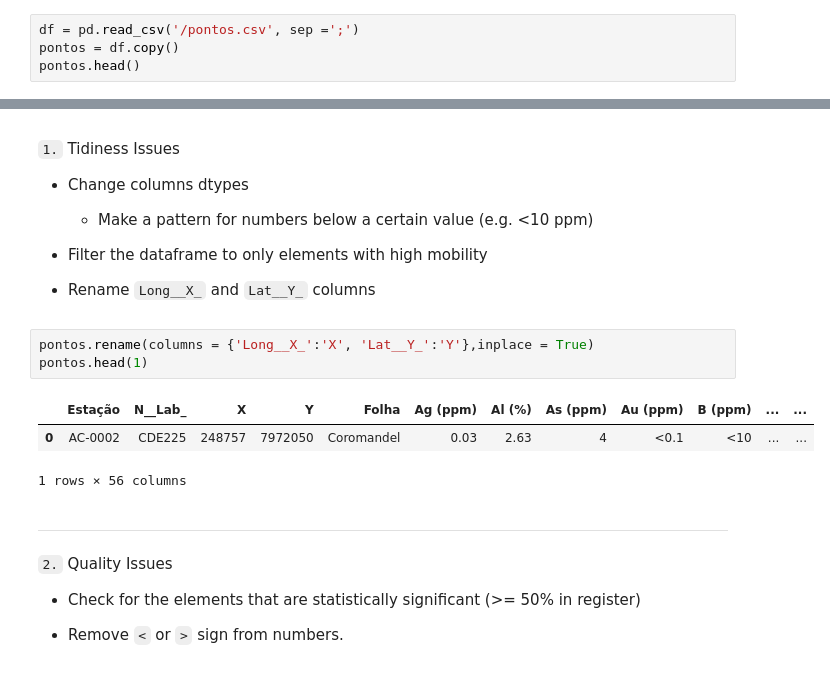
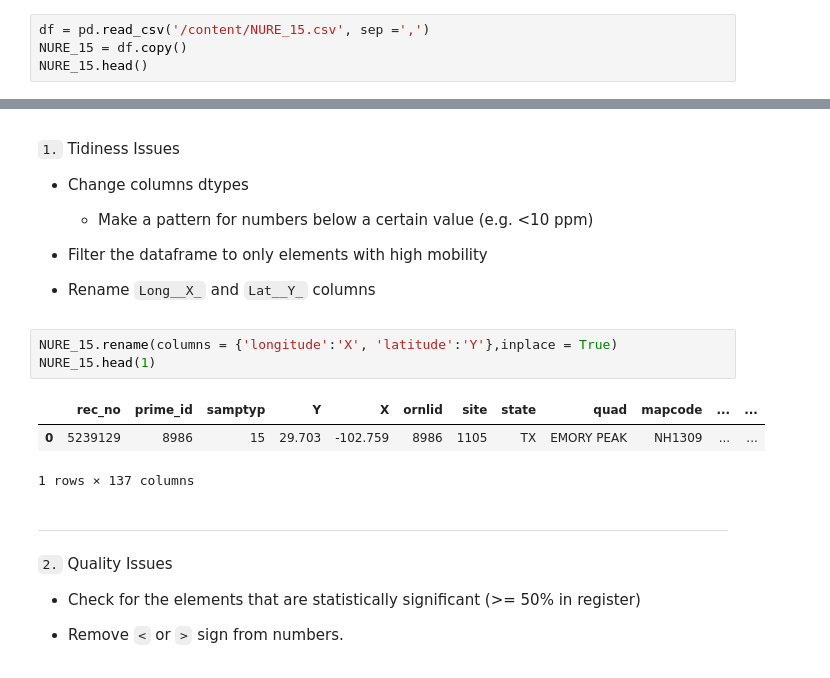
Before and after one commit to ShaleBale/StreamSediments, a Jupyter notebook: 1.1 - Data Assessing and Data Cleaning.ipynb, the cells around one changed output, grey strips where cells are left out. Cells and saved outputs as stored; diff of their text form.

```diff
--- a/1.1 - Data Assessing and Data Cleaning.ipynb
+++ b/1.1 - Data Assessing and Data Cleaning.ipynb
@@ -48,5 +51,5 @@ import matplotlib.pyplot as plt
 # %%
-df = pd.read_csv('/pontos.csv', sep =';')
-pontos = df.copy()
-pontos.head()
+df = pd.read_csv('/content/NURE_15.csv', sep =',')
+NURE_15 = df.copy()
+NURE_15.head()
 # %% [output]
@@ -118,12 +109,12 @@ pontos.duplicated().sum()
 
 - Rename `Long__X_` and `Lat__Y_` columns
 # %%
-pontos.rename(columns = {'Long__X_':'X', 'Lat__Y_':'Y'},inplace = True)
-pontos.head(1)
+NURE_15.rename(columns = {'longitude':'X', 'latitude':'Y'},inplace = True)
+NURE_15.head(1)
 # %% [output]
-|  | Estação | N__Lab_ | X | Y | Folha | Ag (ppm) | Al (%) | As (ppm) | Au (ppm) | B (ppm) | ... | ... |
-| 0 | AC-0002 | CDE225 | 248757 | 7972050 | Coromandel | 0.03 | 2.63 | 4 | <0.1 | <10 | ... | ... |
+|  | rec_no | prime_id | samptyp | Y | X | ornlid | site | state | quad | mapcode | ... | ... |
+| 0 | 5239129 | 8986 | 15 | 29.703 | -102.759 | 8986 | 1105 | TX | EMORY PEAK | NH1309 | ... | ... |
-1 rows × 56 columns
+1 rows × 137 columns
 # %% [markdown]
 ___
 
```
Also changed, not shown: parts of 15 cells of this notebook.
